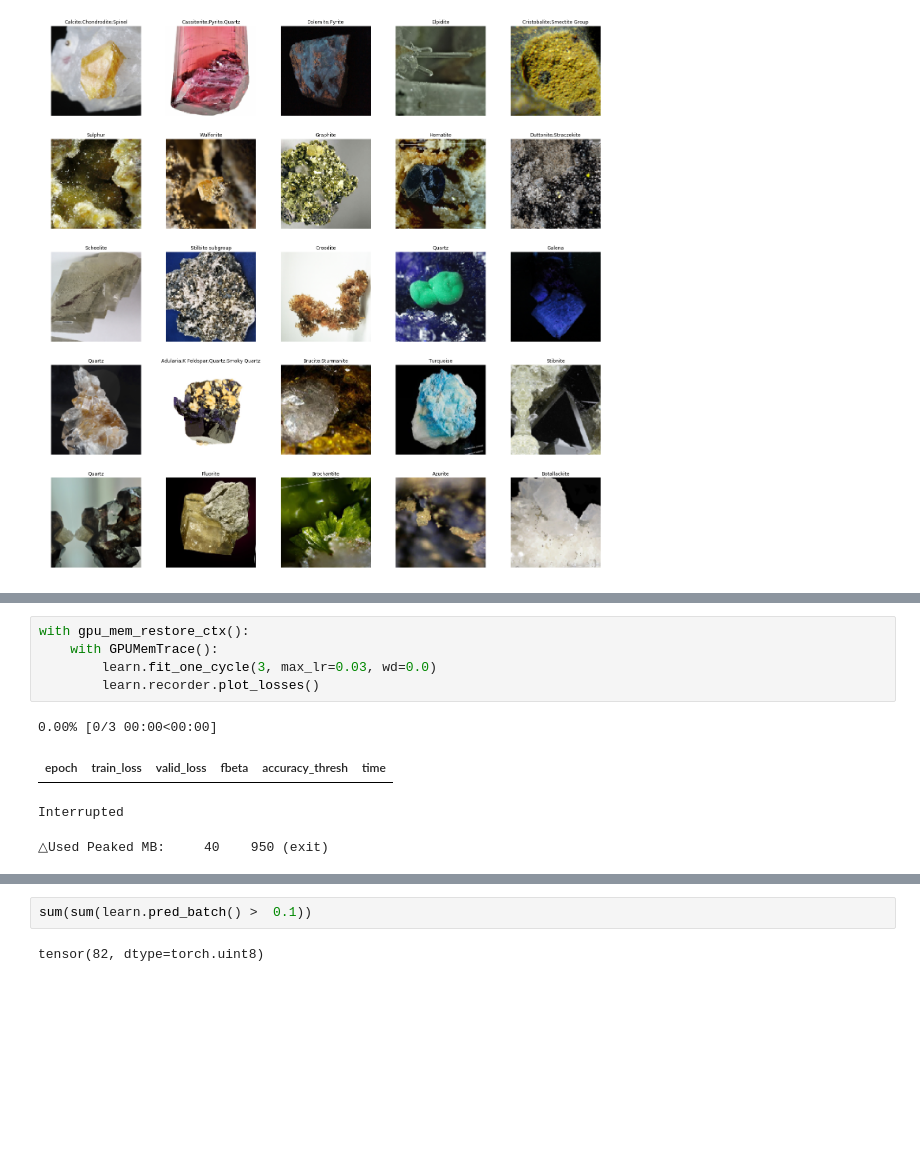
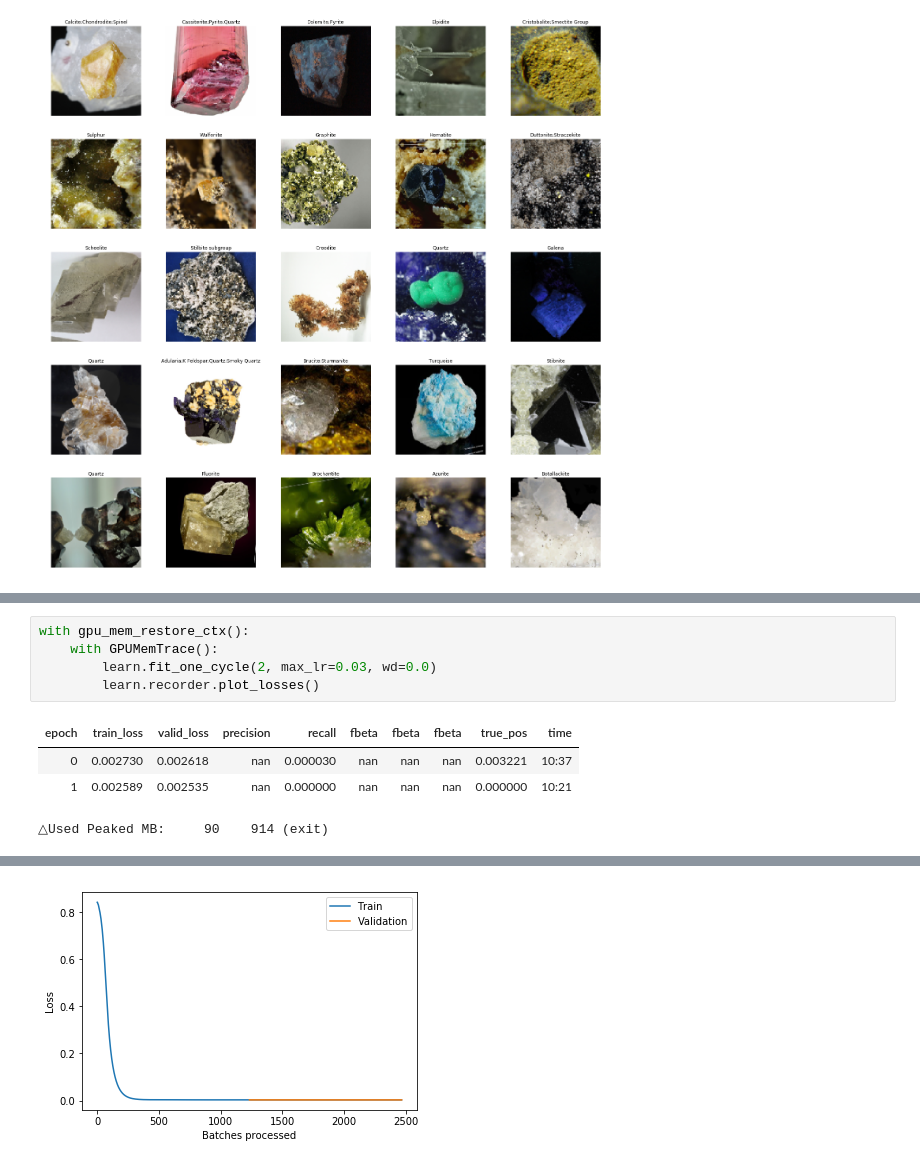
Before and after one commit to LibreChou/mindat_dataset, a Jupyter notebook: fastai-hw.ipynb, the cells around one changed output, grey strips where cells are left out. Drawn from its saved outputs; the diff is of its cells as text; blank space fills up the shorter version.

```diff
--- a/fastai-hw.ipynb
+++ b/fastai-hw.ipynb
@@ -85,10 +114,10 @@ LR Finder is complete, type {learner_name}.recorder.plot() to see the graph.
 # %%
 with gpu_mem_restore_ctx():
     with GPUMemTrace():
-        learn.fit_one_cycle(3, max_lr=0.03, wd=0.0)
+        learn.fit_one_cycle(2, max_lr=0.03, wd=0.0)
         learn.recorder.plot_losses()
 # %% [output]
+| epoch | train_loss | valid_loss | precision | recall | fbeta | fbeta | fbeta | true_pos | time |
+| 0 | 0.002730 | 0.002618 | nan | 0.000030 | nan | nan | nan | 0.003221 | 10:37 |
+| 1 | 0.002589 | 0.002535 | nan | 0.000000 | nan | nan | nan | 0.000000 | 10:21 |
-0.00% [0/3 00:00<00:00]
+△Used Peaked MB:     90    914 (exit)
-| epoch | train_loss | valid_loss | fbeta | accuracy_thresh | time |
-Interrupted
-△Used Peaked MB:     40    950 (exit)
@@ -99,4 +124 @@ FileNotFoundError: Traceback (most recent call last):
+[figure, added]
-# %%
-sum(sum(learn.pred_batch() >  0.1))
-# %% [output]
-tensor(82, dtype=torch.uint8)
```
Also changed, not shown: parts of 21 cells of this notebook, 1 other file.
